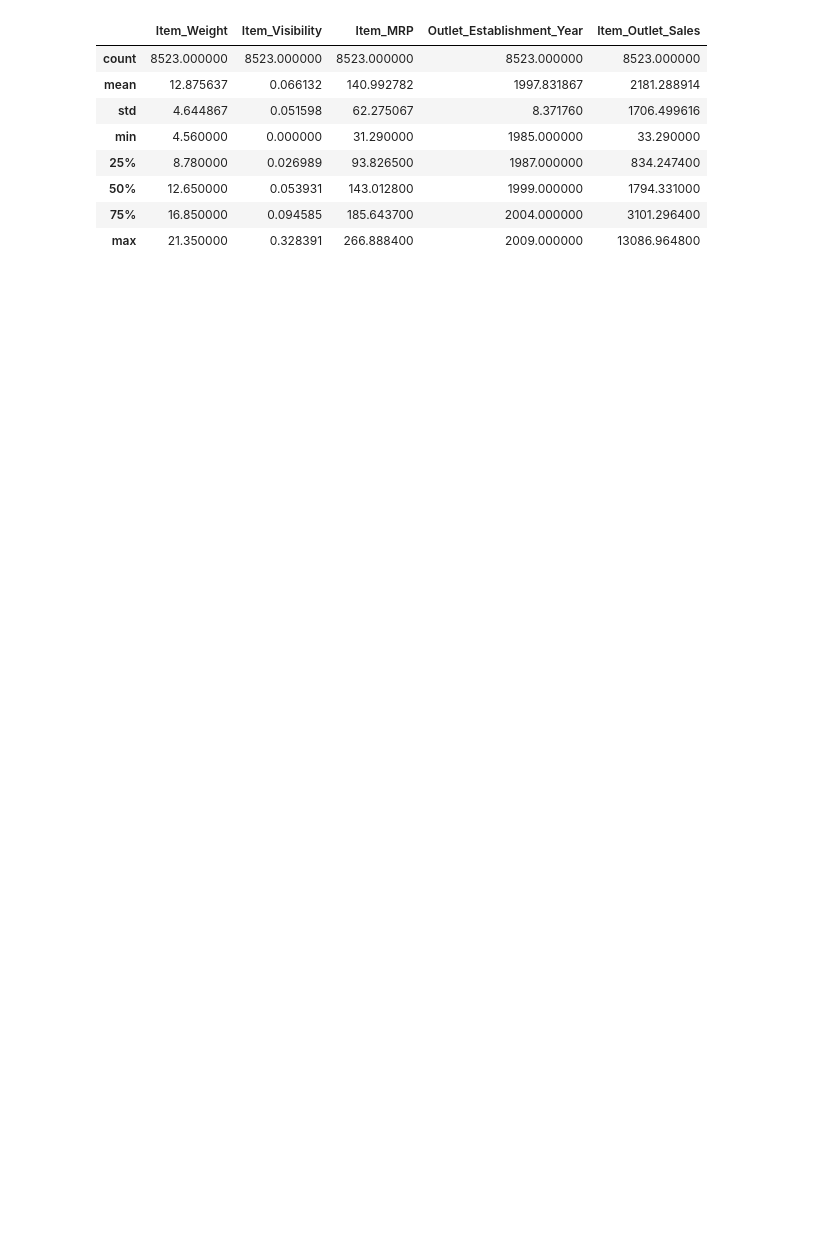
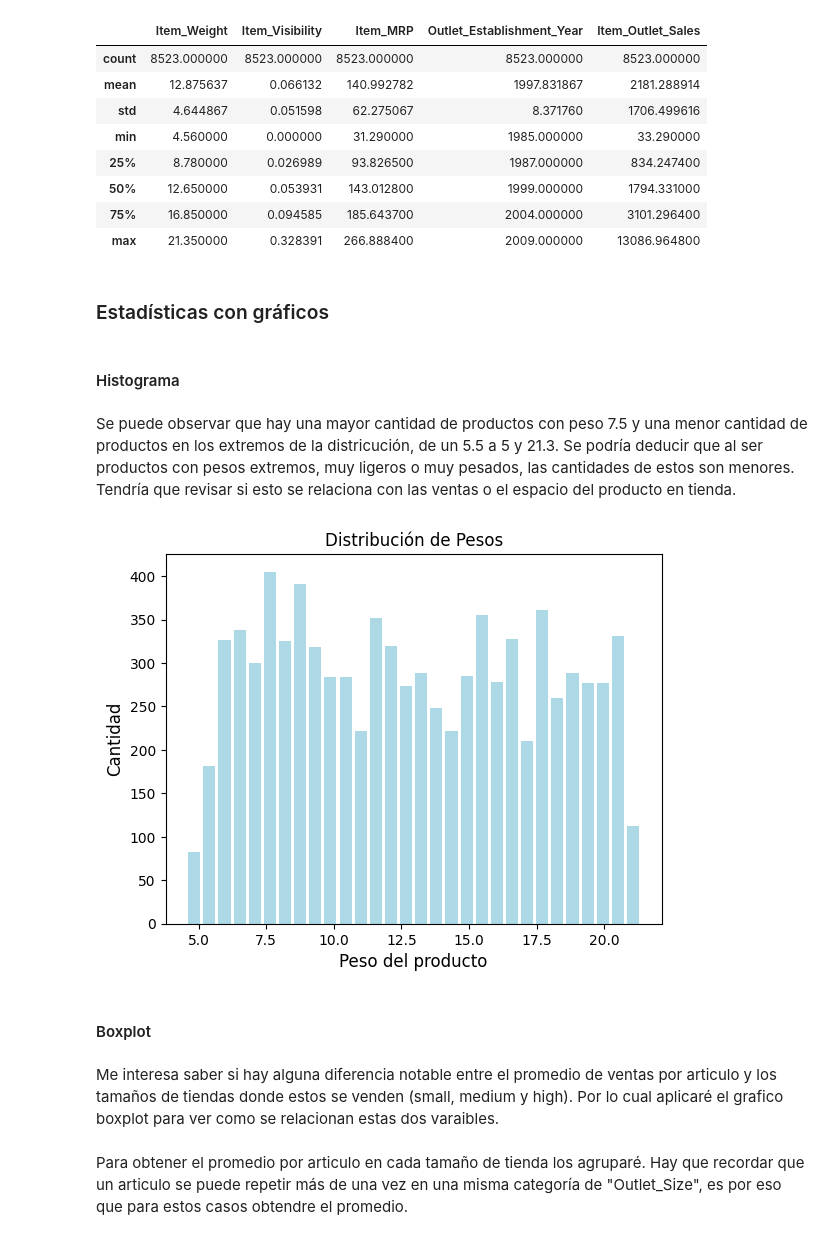
Before and after one commit to betsyvies/food-sales-predictions, a Jupyter notebook: food_sales_predictions.ipynb, the cells around one changed output. Cells and saved outputs as stored; diff of their text form; code cells hidden in the pictures; blank space fills up the shorter version.

```diff
--- a/food_sales_predictions.ipynb
+++ b/food_sales_predictions.ipynb
@@ -10,5 +13,5 @@ import pandas as pd
 # %%
-sales_predictions = "/content/drive/MyDrive/Data science/week 1/Data/sales_predictions_2023.csv"
+sales_predictions = "/content/drive/MyDrive/Data science/Projects/Project 1/sales_predictions_2023.csv"
 df = pd.read_csv(sales_predictions)
 df.head()
 # %% [output]
@@ -311,3 +314,27 @@ df.describe()
 | 50% | 12.650000 | 0.053931 | 143.012800 | 1999.000000 | 1794.331000 |
 | 75% | 16.850000 | 0.094585 | 185.643700 | 2004.000000 | 3101.296400 |
 | max | 21.350000 | 0.328391 | 266.888400 | 2009.000000 | 13086.964800 |
+# %% [markdown]
+### Estadísticas con gráficos
+# %% [markdown]
+#### Histograma
+# %% [markdown]
+Se puede observar que hay una mayor cantidad de productos con peso 7.5 y una menor cantidad de productos en los extremos de la districución, de un 5.5 a 5 y 21.3. Se podría deducir que al ser productos con pesos extremos, muy ligeros o muy pesados, las cantidades de estos son menores. Tendría que revisar si esto se relaciona con las ventas o el espacio del producto en tienda.
+# %%
+weights = df["Item_Weight"]
+# %%
+plt.hist(weights, bins=30, rwidth=0.8, color='lightblue')
+
+plt.xlabel('Peso del producto', fontsize = 12);
+plt.ylabel('Cantidad', fontsize = 12);
+plt.title('Distribución de Pesos')
+
+plt.show()
+# %% [output]
+[figure, added]
+# %% [markdown]
+#### Boxplot
+# %% [markdown]
+Me interesa saber si hay alguna diferencia notable entre el promedio de ventas por articulo y los tamaños de tiendas donde estos se venden (small, medium y high). Por lo cual aplicaré el grafico boxplot para ver como se relacionan estas dos varaibles.
+# %% [markdown]
+Para obtener el promedio por articulo en cada tamaño de tienda los agruparé. Hay que recordar que un articulo se puede repetir más de una vez en una misma categoría de "Outlet_Size", es por eso que para estos casos obtendre el promedio.
```
Also changed, not shown: parts of 20 cells of this notebook.
